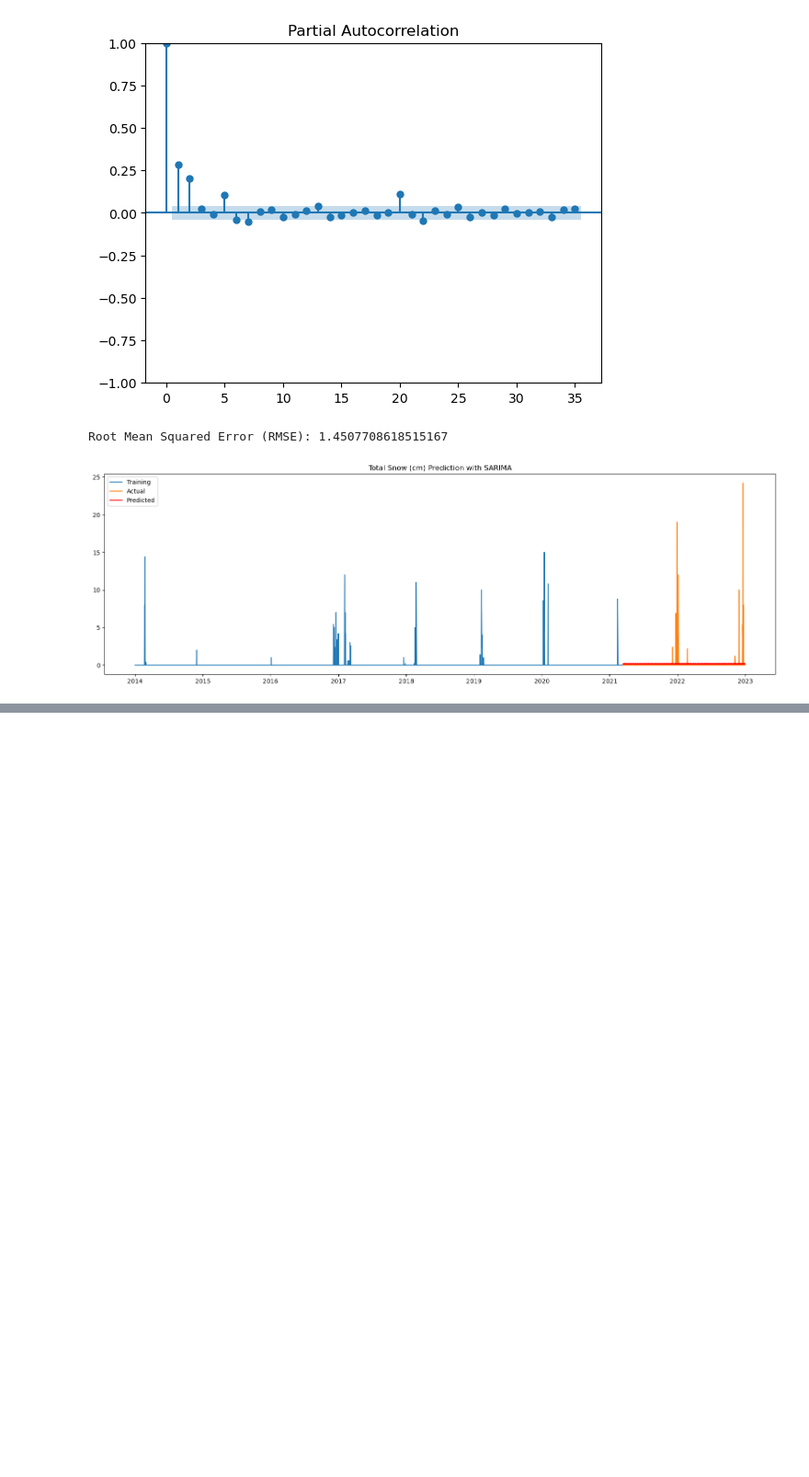
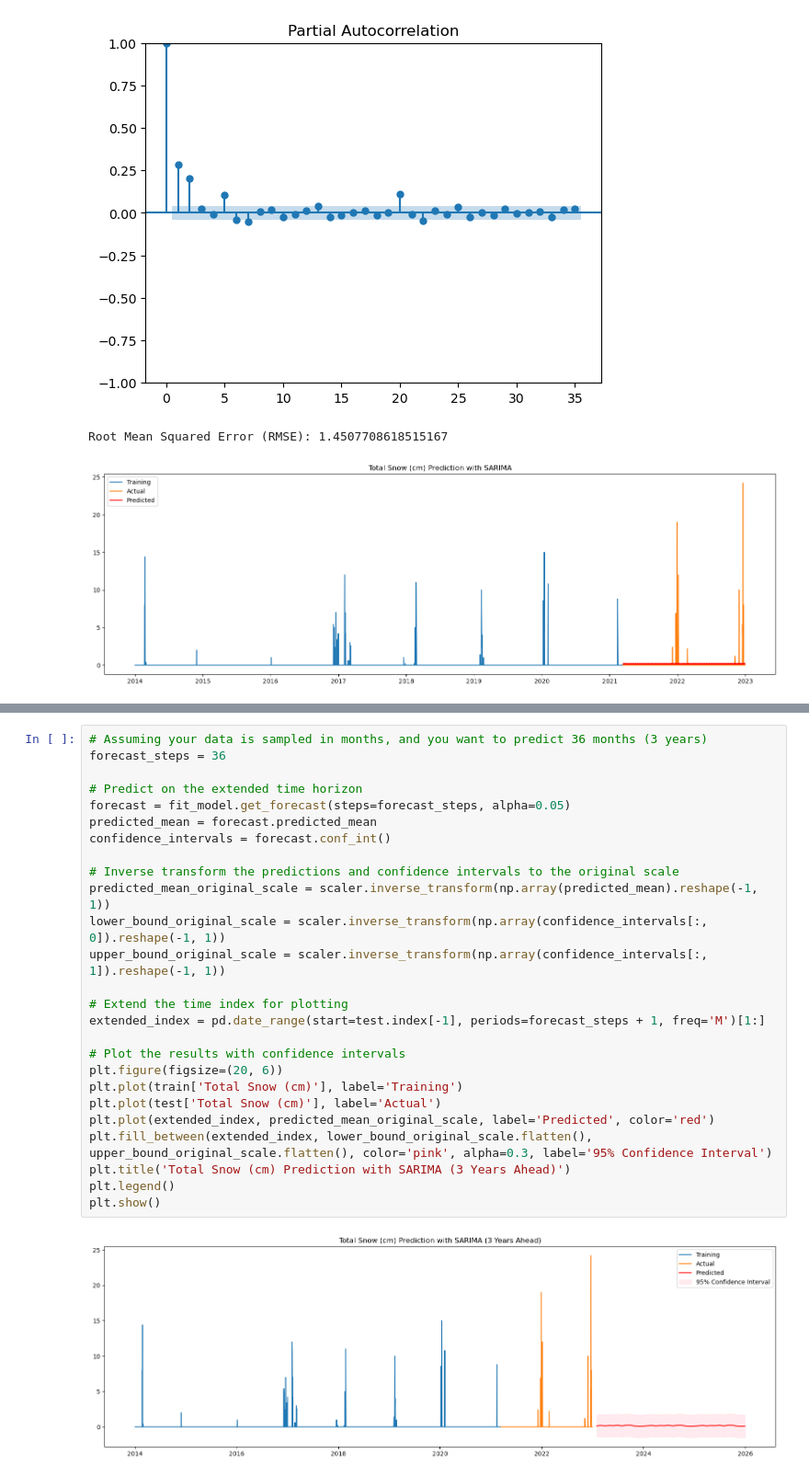
Before and after one commit to tombra1984/Vancouver_Weather_Predictions, a Jupyter notebook: model.ipynb, the cells around one changed output, grey strips where cells are left out. Shown at 92% size. Saved outputs shown, nothing was run; the diff lists cells and outputs as text; blank space fills up the shorter version.

```diff
--- a/model.ipynb
+++ b/model.ipynb
@@ -162,0 +239,28 @@ Root Mean Squared Error (RMSE): 1.4507708618515167
+# %%
+# Assuming your data is sampled in months, and you want to predict 36 months (3 years)
+forecast_steps = 36
+
+# Predict on the extended time horizon
+forecast = fit_model.get_forecast(steps=forecast_steps, alpha=0.05)
+predicted_mean = forecast.predicted_mean
+confidence_intervals = forecast.conf_int()
+
+# Inverse transform the predictions and confidence intervals to the original scale
+predicted_mean_original_scale = scaler.inverse_transform(np.array(predicted_mean).reshape(-1, 1))
+lower_bound_original_scale = scaler.inverse_transform(np.array(confidence_intervals[:, 0]).reshape(-1, 1))
+upper_bound_original_scale = scaler.inverse_transform(np.array(confidence_intervals[:, 1]).reshape(-1, 1))
+
+# Extend the time index for plotting
+extended_index = pd.date_range(start=test.index[-1], periods=forecast_steps + 1, freq='M')[1:]
+
+# Plot the results with confidence intervals
+plt.figure(figsize=(20, 6))
+plt.plot(train['Total Snow (cm)'], label='Training')
+plt.plot(test['Total Snow (cm)'], label='Actual')
+plt.plot(extended_index, predicted_mean_original_scale, label='Predicted', color='red')
+plt.fill_between(extended_index, lower_bound_original_scale.flatten(), upper_bound_original_scale.flatten(), color='pink', alpha=0.3, label='95% Confidence Interval')
+plt.title('Total Snow (cm) Prediction with SARIMA (3 Years Ahead)')
+plt.legend()
+plt.show()
+# %% [output]
+[figure, added]
```
Also changed, not shown: parts of 1 cell of this notebook.
